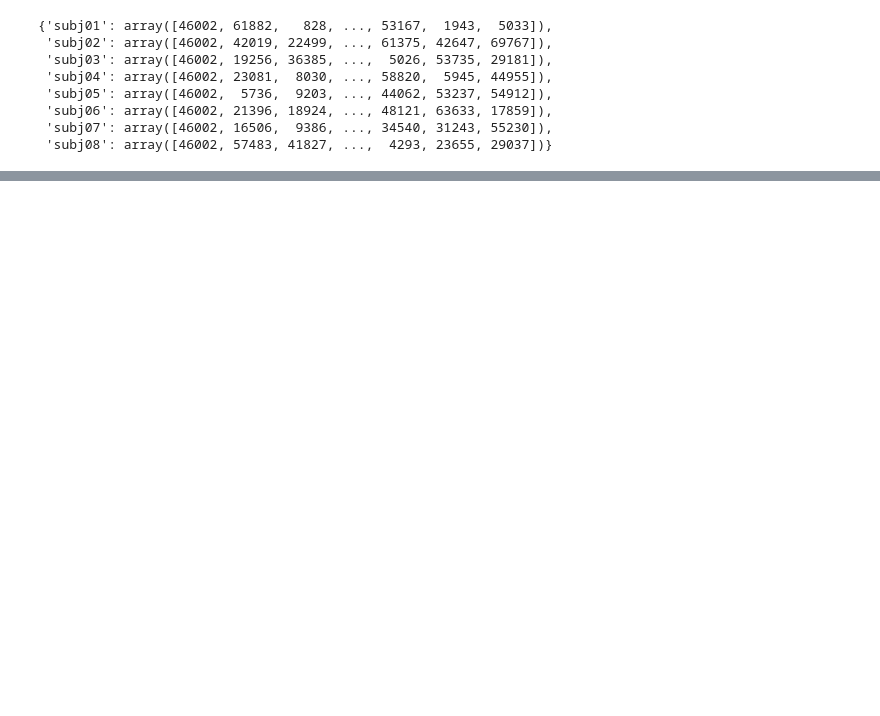
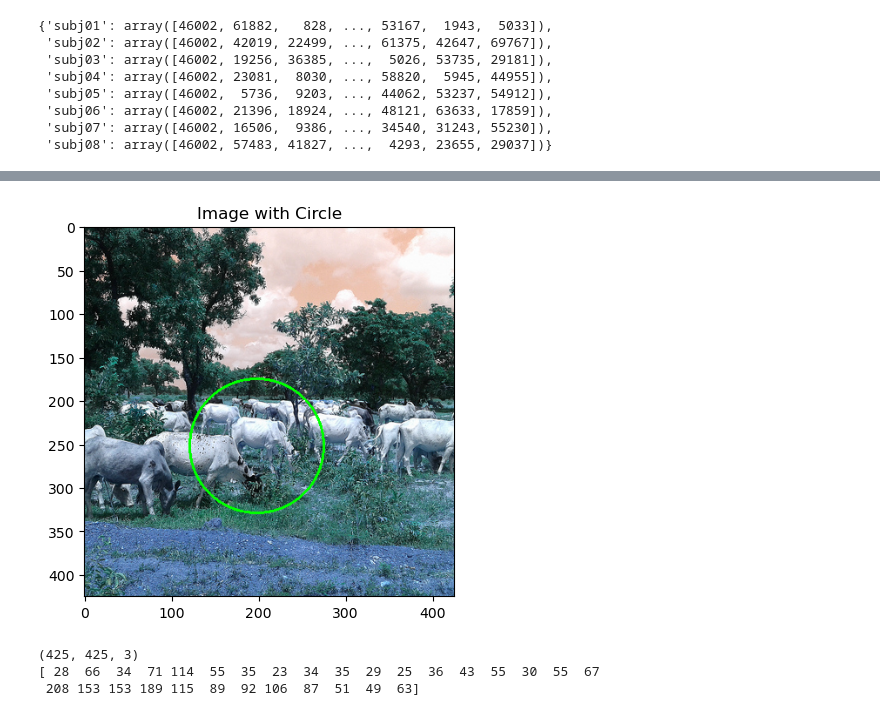
Before and after one commit to WiegerScheurer/spatpred, a Jupyter notebook: notebooks/img_tools.ipynb, the cells around one changed output, grey strips where cells are left out. Saved outputs shown, nothing was run; the diff lists cells and outputs as text; code cells hidden in the pictures; blank space fills up the shorter version.

```diff
--- a/notebooks/img_tools.ipynb
+++ b/notebooks/img_tools.ipynb
@@ -36,0 +516,23 @@ _ = show_stim(img_no = stims_design_mx['subj01'][1])
+# %%
+center = (prf_details['x'].astype(int), prf_details['y'].astype(int))
+
+rms_contrast, gray_image, mask, patch_pixels, mean_intensity = calculate_rms_contrast_circle(image_array = a, center = center, radius = prf_details['pix_radius'].astype(int))
+
+
+# image_array = np.random.randint(0, 255, size=(425, 425, 3), dtype=np.uint8)
+
+# # Circular patch parameters
+# center = (200, 200)  # Example center coordinates
+# radius = 50  # Example radius
+
+# rms_contrast_value = calculate_rms_contrast_circle(image_array, center, radius)
+# print("RMS Contrast Value within Circular Patch:", rms_contrast_value)
+# %% [output]
+[figure, added]
+# %%
+print(gray_image.shape)
+print(patch_pixels[:30])
+# %% [output]
+(425, 425, 3)
+[ 28  66  34  71 114  55  35  23  34  35  29  25  36  43  55  30  55  67
+ 208 153 153 189 115  89  92 106  87  51  49  63]
```
Also changed, not shown: parts of 11 cells of this notebook, 2 other files.
